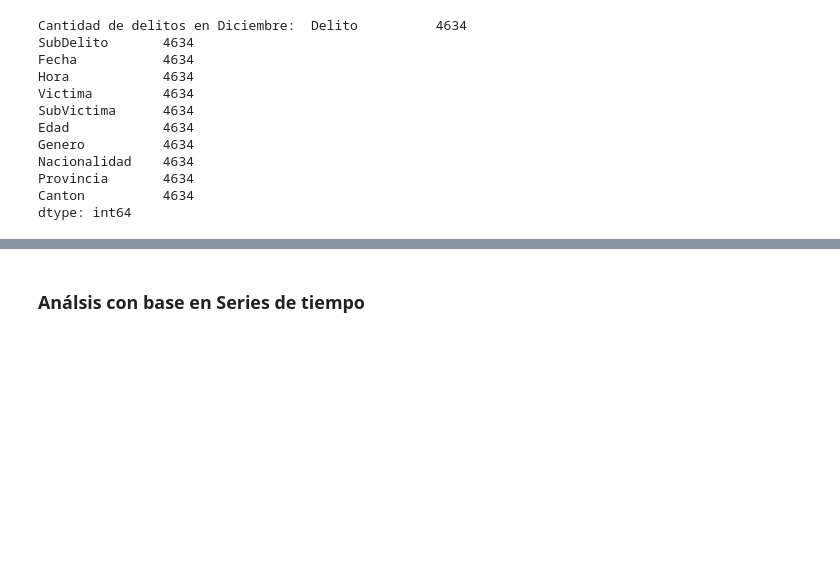
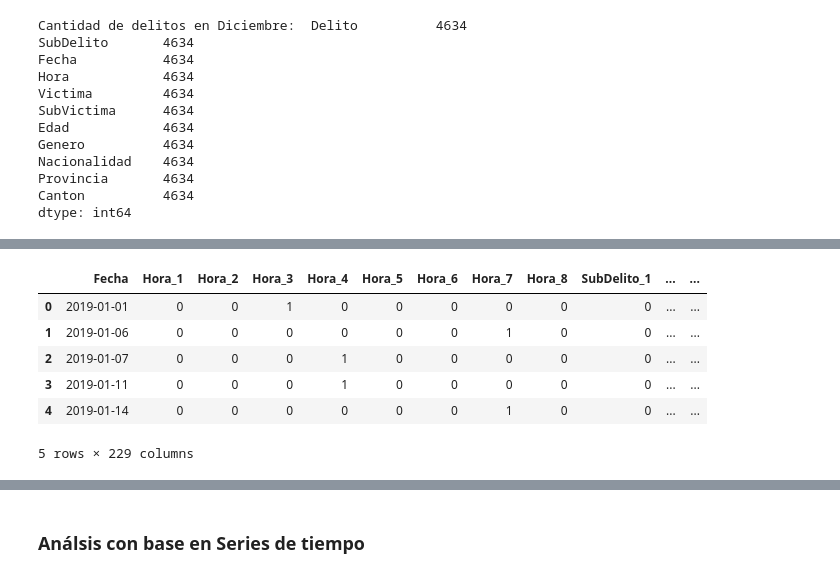
Before and after one commit to KatyaBrenes/Data-Science-Project, a Jupyter notebook: Proyecto Katya Brenes.ipynb, the cells around one changed output, grey strips where cells are left out. Saved outputs shown, nothing was run; the diff lists cells and outputs as text; code cells hidden in the pictures; blank space fills up the shorter version.

```diff
--- a/Proyecto Katya Brenes.ipynb
+++ b/Proyecto Katya Brenes.ipynb
@@ -396,0 +499,6 @@ fDic.describe()
+# %%
+dataDummy["Delito"] = dataFrame["Delito2"]
+# %%
+dataDummy["Delito"]= dataDummy["Delito"].astype("int")
+# %%
+dataDummy["Fecha"]= dataDummy["Fecha"].astype("category")
@@ -396,0 +513,10 @@ fDic.describe()
+# %%
+dataDummy.head()
+# %% [output]
+|  | Fecha | Hora_1 | Hora_2 | Hora_3 | Hora_4 | Hora_5 | Hora_6 | Hora_7 | Hora_8 | SubDelito_1 | ... | ... |
+| 0 | 2019-01-01 | 0 | 0 | 1 | 0 | 0 | 0 | 0 | 0 | 0 | ... | ... |
+| 1 | 2019-01-06 | 0 | 0 | 0 | 0 | 0 | 0 | 1 | 0 | 0 | ... | ... |
+| 2 | 2019-01-07 | 0 | 0 | 0 | 1 | 0 | 0 | 0 | 0 | 0 | ... | ... |
+| 3 | 2019-01-11 | 0 | 0 | 0 | 1 | 0 | 0 | 0 | 0 | 0 | ... | ... |
+| 4 | 2019-01-14 | 0 | 0 | 0 | 0 | 0 | 0 | 1 | 0 | 0 | ... | ... |
+5 rows × 229 columns
```
Also changed, not shown: parts of 57 cells of this notebook.
